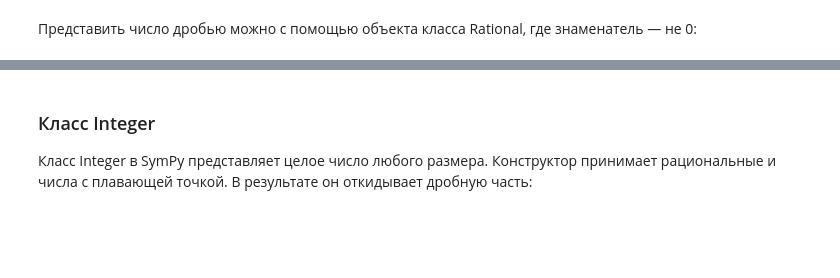
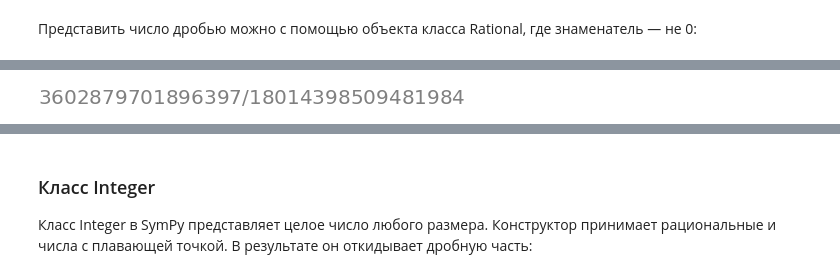
Before and after one commit to sabahtalateh/ainots, a Jupyter notebook: specmatan/matan1/day2/SymPy_Basic.ipynb, the cells around one changed output, grey strips where cells are left out. Saved outputs shown, nothing was run; the diff lists cells and outputs as text; code cells hidden in the pictures; blank space fills up the shorter version.

```diff
--- a/specmatan/matan1/day2/SymPy_Basic.ipynb
+++ b/specmatan/matan1/day2/SymPy_Basic.ipynb
@@ -148,5 +186,7 @@ b.q # Знаменатель
 # %%
-sym.Rational(.1)
+sym.Rational(.2)
+# %% [output]
+[figure, added]
 # %%
 # ограничение точности знаменателя
 sym.Rational(.2).limit_denominator(10**12)
```
Also changed, not shown: parts of 157 cells of this notebook, 7 other files.
